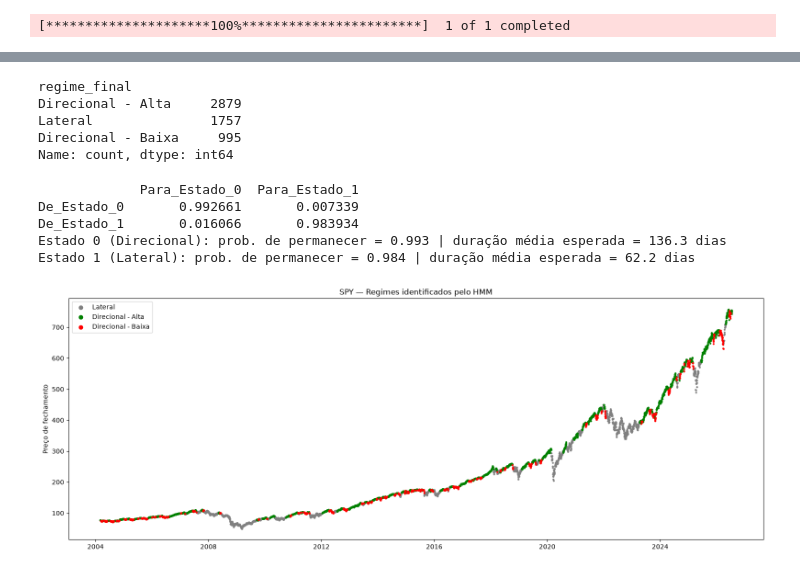
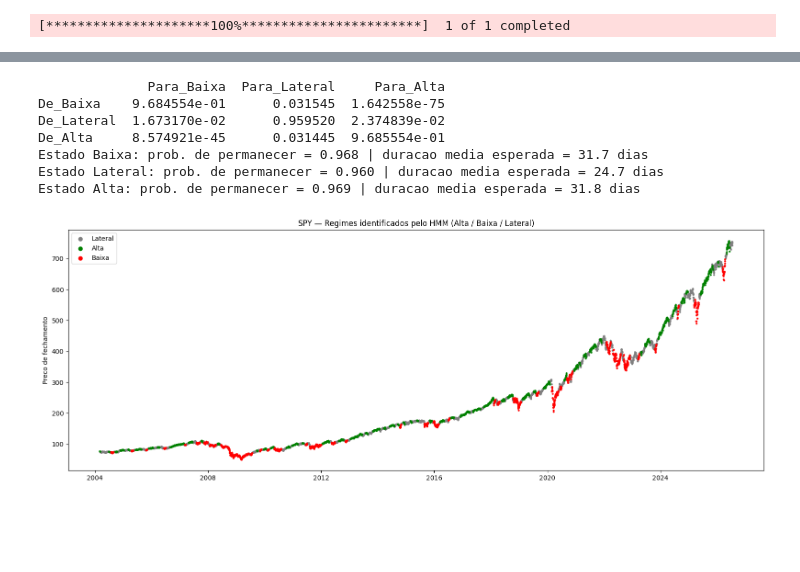
Before and after one commit to szy779/QuantChallenge, a Jupyter notebook: 02_modelo_regimes_hmm.ipynb, the cells around one changed output, grey strips where cells are left out. Saved outputs shown, nothing was run; the diff lists cells and outputs as text; code cells hidden in the pictures; blank space fills up the shorter version.

```diff
--- a/02_modelo_regimes_hmm.ipynb
+++ b/02_modelo_regimes_hmm.ipynb
@@ -202,13 +206,11 @@ df_feat[['trend_r2', 'trend_slope']].describe()
 # %%
-df_feat = df_feat.dropna(subset=['trend_r2', 'trend_slope'])
-
-features_stage1 = ['volatilidade', 'trend_r2', 'autocorr']
+features_stage1 = ['volatilidade', 'trend_r2', 'trend_r2_longo', 'autocorr']
 X1 = df_feat[features_stage1].values
 
 scaler1 = StandardScaler()
 X1_scaled = scaler1.fit_transform(X1)
 
-modelo_stage1 = GaussianHMM(n_components=2, covariance_type='full', n_iter=1000, random_state=42)
+modelo_stage1 = GaussianHMM(n_components=3, covariance_type='full', n_iter=1000, random_state=42)
 modelo_stage1.fit(X1_scaled)
 
 df_feat['estado_stage1'] = modelo_stage1.predict(X1_scaled)
@@ -216,12 +218,14 @@ df_feat['estado_stage1'] = modelo_stage1.predict(X1_scaled)
 resumo_stage1 = df_feat.groupby('estado_stage1')[features_stage1].mean()
 print(resumo_stage1)
 
-estado_direcional = resumo_stage1['trend_r2'].idxmax()
-estado_lateral = resumo_stage1['trend_r2'].idxmin()
+resumo_stage1['trend_medio'] = resumo_stage1[['trend_r2', 'trend_r2_longo']].mean(axis=1)
 
-df_feat['regime_principal'] = df_feat['estado_stage1'].map({
-    estado_lateral: 'Lateral',
-    estado_direcional: 'Direcional'
-})
+estado_alta = resumo_stage1['trend_medio'].idxmax()
+estado_baixa = resumo_stage1['trend_medio'].idxmin()
+estado_lateral = [e for e in resumo_stage1.index if e not in (estado_alta, estado_baixa)][0]
+
+nomes_estado = {estado_alta: 'Alta', estado_baixa: 'Baixa', estado_lateral: 'Lateral'}
+
+df_feat['regime_principal'] = df_feat['estado_stage1'].map(nomes_estado)
 df_feat['regime_principal'].value_counts()
 # %% [output]
@@ -235,58 +241,42 @@ Lateral       1757
 Name: count, dtype: int64
-# %%
-#sub-nó: dentro de "Direcional", separa Alta vs Baixa pelo sinal
-mask_direcional = df_feat['regime_principal'] == 'Direcional'
-
-df_feat['regime_final'] = df_feat['regime_principal']
-df_feat.loc[mask_direcional, 'regime_final'] = np.where(
-    df_feat.loc[mask_direcional, 'trend_slope'] > 0,
-    'Direcional - Alta',
-    'Direcional - Baixa'
-)
-
-df_feat['regime_final'].value_counts()
-# %% [output]
-regime_final
-Direcional - Alta     2879
-Lateral               1757
-Direcional - Baixa     995
-Name: count, dtype: int64
 # %%
+n_estados = modelo_stage1.n_components
+
 transmat = pd.DataFrame(
     modelo_stage1.transmat_,
-    index=['De_Estado_0', 'De_Estado_1'],
-    columns=['Para_Estado_0', 'Para_Estado_1']
+    index=[f'De_{nomes_estado[i]}' for i in range(n_estados)],
+    columns=[f'Para_{nomes_estado[i]}' for i in range(n_estados)]
 )
 print(transmat)
 
-# media esperada em cada estado (em dias de pregão)
-# Fórmula: 1 / (1 - probabilidade de permanecer no mesmo estado)
-for i in range(2):
+
+for i in range(n_estados):
     prob_permanecer = modelo_stage1.transmat_[i, i]
     duracao_esperada = 1 / (1 - prob_permanecer)
-    nome = 'Lateral' if i == estado_lateral else 'Direcional'
-    print(f"Estado {i} ({nome}): prob. de permanecer = {prob_permanecer:.3f} | duração média esperada = {duracao_esperada:.1f} dias")
+    print(f"Estado {nomes_estado[i]}: prob. de permanecer = {prob_permanecer:.3f} | duracao media esperada = {duracao_esperada:.1f} dias")
 # %% [output]
-             Para_Estado_0  Para_Estado_1
-De_Estado_0       0.992661       0.007339
-De_Estado_1       0.016066       0.983934
-Estado 0 (Direcional): prob. de permanecer = 0.993 | duração média esperada = 136.3 dias
-Estado 1 (Lateral): prob. de permanecer = 0.984 | duração média esperada = 62.2 dias
+              Para_Baixa  Para_Lateral     Para_Alta
+De_Baixa    9.684554e-01      0.031545  1.642558e-75
+De_Lateral  1.673170e-02      0.959520  2.374839e-02
+De_Alta     8.574921e-45      0.031445  9.685554e-01
+Estado Baixa: prob. de permanecer = 0.968 | duracao media esperada = 31.7 dias
+Estado Lateral: prob. de permanecer = 0.960 | duracao media esperada = 24.7 dias
+Estado Alta: prob. de permanecer = 0.969 | duracao media esperada = 31.8 dias
 # %%
 fig, ax = plt.subplots(figsize=(16, 6))
 
-cores = {'Lateral': 'gray', 'Direcional - Alta': 'green', 'Direcional - Baixa': 'red'}
+cores = {'Lateral': 'gray', 'Alta': 'green', 'Baixa': 'red'}
 
-preco_plot = preco_spy.reindex(df_feat.index)
+preco_plot = preco_spy_serie.reindex(df_feat.index)
 
 for regime, cor in cores.items():
-    mask = df_feat['regime_final'] == regime
+    mask = df_feat['regime_principal'] == regime
     ax.scatter(df_feat.index[mask], preco_plot[mask], c=cor, s=4, label=regime)
 
-ax.set_title('SPY — Regimes identificados pelo HMM')
-ax.set_ylabel('Preço de fechamento')
+ax.set_title('SPY — Regimes identificados pelo HMM (Alta / Baixa / Lateral)')
+ax.set_ylabel('Preco de fechamento')
 ax.legend(markerscale=3)
 plt.tight_layout()
 plt.show()
 # %% [output]
-[figure, old version]
+[figure, new version]
```
Also changed, not shown: parts of 19 cells of this notebook, 2 other files.
